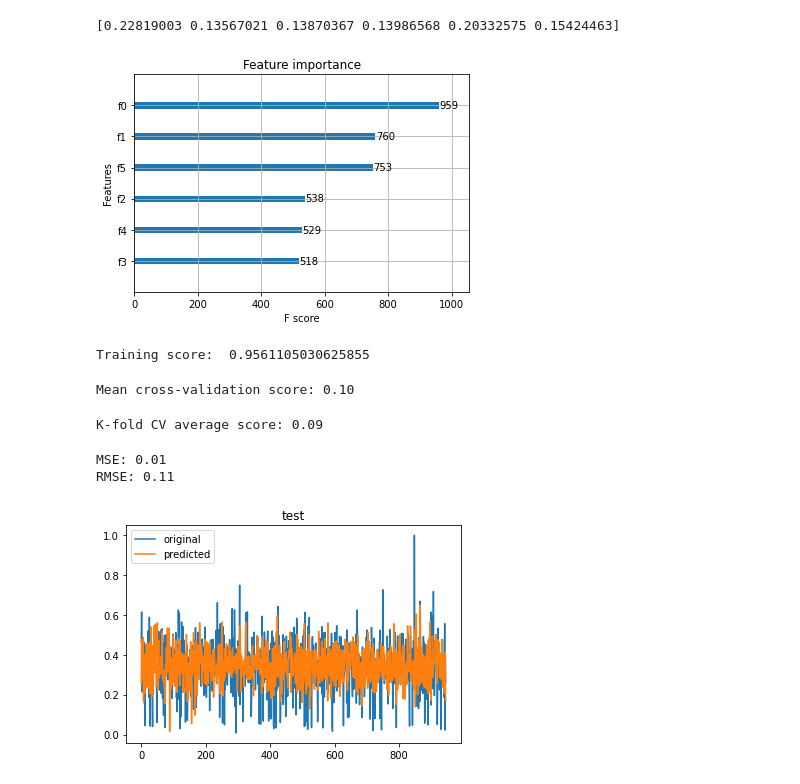
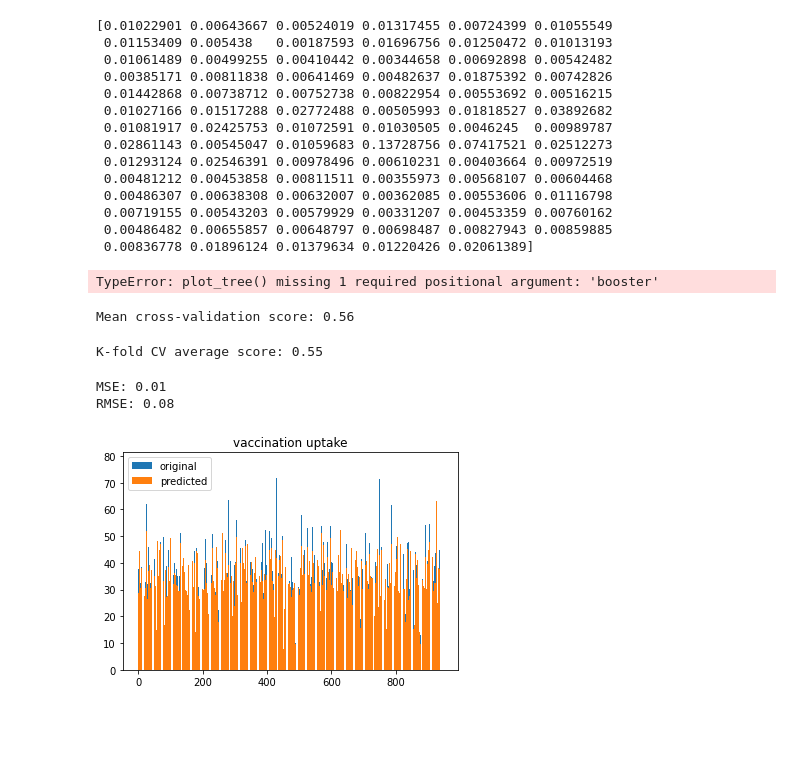
Before and after one commit to Foamyseal/vaccine-uptake-ml-analysis, a Jupyter notebook: xgb_regression.ipynb, the cells around one changed output. Saved outputs shown, nothing was run; the diff lists cells and outputs as text; code cells hidden in the pictures; blank space fills up the shorter version.

Commit message:
update final dataset

```diff
--- a/xgb_regression.ipynb
+++ b/xgb_regression.ipynb
@@ -9,4 +11,6 @@ from sklearn.metrics import mean_squared_error
 # %%
-dataset = np.loadtxt('upd-combined-education-vaccine-set.csv', delimiter=',')
-X = dataset[:,2:9]
+dataset = np.loadtxt('upd-combined-education-vaccine-set-final.csv', delimiter=',')
+X = dataset[:,2:85]
 Y = dataset[:,1]
+print(X)
+# label_encoded_y = LabelEncoder().fit_transform(Y)
@@ -16,25 +31,71 @@ model = xgb.XGBRegressor()
+# %%
+from sklearn.model_selection import GridSearchCV
+from sklearn.model_selection import StratifiedKFold
+from sklearn.preprocessing import LabelEncoder
+
+xtrain, xtest, ytrain, ytest = train_test_split(X, Y, test_size=0.33)
+
+model = xgb.XGBRegressor(n_estimators=1000, max_depth=7, eta=0.1, subsample=0.7, colsample_bytree=0.8)
+
+# n_estimators = range(50, 400, 50)
+# max_depth = range(1, 11, 2)
+# print(max_depth)
+# param_grid = dict(max_depth=max_depth, n_estimators=n_estimators)
+# kfold = StratifiedKFold(n_splits=10, shuffle=True, random_state=7)
+# grid_search = GridSearchCV(model, param_grid, scoring="neg_log_loss", n_jobs=-1, cv=kfold, verbose=1)
+# grid_result = grid_search.fit(X, label_encoded_y)
+# # summarize results
+# print("Best: %f using %s" % (grid_result.best_score_, grid_result.best_params_))
+# means = grid_result.cv_results_['mean_test_score']
+# stds = grid_result.cv_results_['std_test_score']
+# params = grid_result.cv_results_['params']
+# for mean, stdev, param in zip(means, stds, params):
+# 	print("%f (%f) with: %r" % (mean, stdev, param))
+# # plot results
+# scores = numpy.array(means).reshape(len(max_depth), len(n_estimators))
+# for i, value in enumerate(max_depth):
+#     pyplot.plot(n_estimators, scores[i], label='depth: ' + str(value))
+# pyplot.legend()
+# pyplot.xlabel('n_estimators')
+# pyplot.ylabel('Log Loss')
+# pyplot.savefig('n_estimators_vs_max_depth.png')
+#n_estimators=1000, max_depth=9, eta=0.1, subsample=0.7, colsample_bytree=0.8
 # %%
 model.fit(xtrain, ytrain)
 print(model.feature_importances_)
-xgb.plot_importance(model)
+xgb.plot_tree(model)
+fig, ax = plt.subplots(1,1,figsize=(10, 20))
+xgb.plot_importance(model, ax=ax)
 plt.show()
 score = model.score(xtrain, ytrain)
 print("Training score: ", score)
 # %% [output]
-[0.22819003 0.13567021 0.13870367 0.13986568 0.20332575 0.15424463]
+[0.01022901 0.00643667 0.00524019 0.01317455 0.00724399 0.01055549
+ 0.01153409 0.005438   0.00187593 0.01696756 0.01250472 0.01013193
+ 0.01061489 0.00499255 0.00410442 0.00344658 0.00692898 0.00542482
+ 0.00385171 0.00811838 0.00641469 0.00482637 0.01875392 0.00742826
+ 0.01442868 0.00738712 0.00752738 0.00822954 0.00553692 0.00516215
+ 0.01027166 0.01517288 0.02772488 0.00505993 0.01818527 0.03892682
+ 0.01081917 0.02425753 0.01072591 0.01030505 0.0046245  0.00989787
+ 0.02861143 0.00545047 0.01059683 0.13728756 0.07417521 0.02512273
+ 0.01293124 0.02546391 0.00978496 0.00610231 0.00403664 0.00972519
+ 0.00481212 0.00453858 0.00811511 0.00355973 0.00568107 0.00604468
+ 0.00486307 0.00638308 0.00632007 0.00362085 0.00553606 0.01116798
+ 0.00719155 0.00543203 0.00579929 0.00331207 0.00453359 0.00760162
+ 0.00486482 0.00655857 0.00648797 0.00698487 0.00827943 0.00859885
+ 0.00836778 0.01896124 0.01379634 0.01220426 0.02061389]
-[figure, removed]
-Training score:  0.9561105030625855
+TypeError: plot_tree() missing 1 required positional argument: 'booster'
 # %%
 scores = cross_val_score(model, xtrain, ytrain,cv=10)
 print("Mean cross-validation score: %.2f" % scores.mean())
 # %% [output]
-Mean cross-validation score: 0.10
+Mean cross-validation score: 0.56
 # %%
 kfold = KFold(n_splits=10, shuffle=True)
 kf_cv_scores = cross_val_score(model, xtrain, ytrain, cv=kfold)
 print("K-fold CV average score: %.2f" % kf_cv_scores.mean())
 # %% [output]
-K-fold CV average score: 0.09
+K-fold CV average score: 0.55
 # %%
 ypred = model.predict(xtest)
 mse = mean_squared_error(ytest, ypred)
@@ -42,13 +103,13 @@ print("MSE: %.2f" % mse)
 print("RMSE: %.2f" % (mse**(1/2.0)))
 # %% [output]
 MSE: 0.01
-RMSE: 0.11
+RMSE: 0.08
 # %%
 x_ax = range(len(ytest))
-plt.plot(x_ax, ytest, label="original")
-plt.plot(x_ax, ypred, label="predicted")
-plt.title("test")
+plt.bar(x_ax, (ytest*100), label="original")
+plt.bar(x_ax, (ypred*100), label="predicted")
+plt.title("vaccination uptake")
 plt.legend()
 plt.show()
 # %% [output]
-[figure, old version]
+[figure, new version]
```
Also changed, not shown: parts of 5 cells of this notebook, 4 other files.
